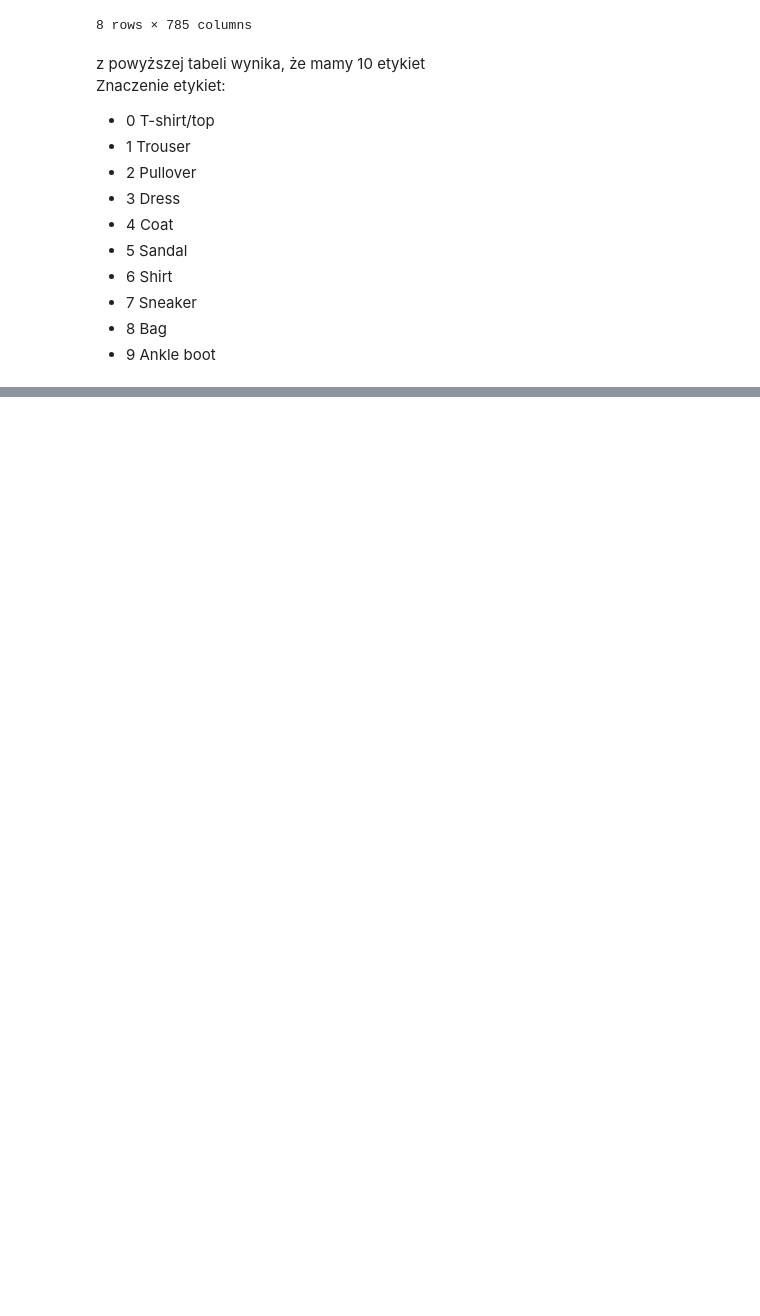
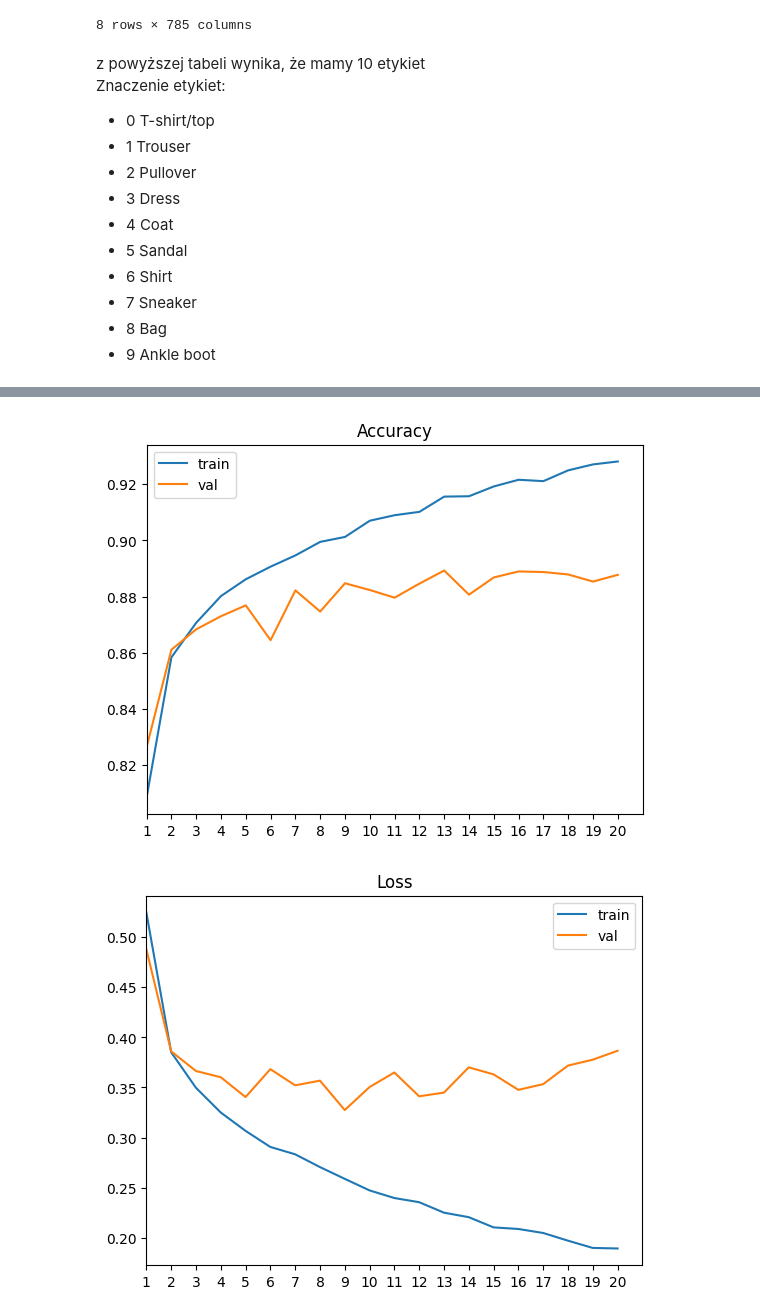
Before and after one commit to Krist0f0l0s/fashion-mnist, a Jupyter notebook: fashion.ipynb, the cells around one changed output, grey strips where cells are left out. Saved outputs shown, nothing was run; the diff lists cells and outputs as text; code cells hidden in the pictures; blank space fills up the shorter version.

```diff
--- a/fashion.ipynb
+++ b/fashion.ipynb
@@ -98,6 +131,7 @@ model4.compile(
     metrics=['accuracy']
 )
 
-history4 = model4.fit(x_train, y_train, validation_split=0.25, epochs=100, verbose=0, callbacks=[early_stopping])
+history4 = model4.fit(x_train, y_train, validation_split=val_split, epochs=epochs, verbose=0, callbacks=[early_stopping])
 model4.evaluate(x_test,  y_test, verbose=2)
+show(history4)
 # %% [output]
@@ -105 +139,3 @@ KeyboardInterrupt:
+[figure, added]
+[figure, added]
 # %% [markdown]
```
Also changed, not shown: parts of 20 cells of this notebook.
